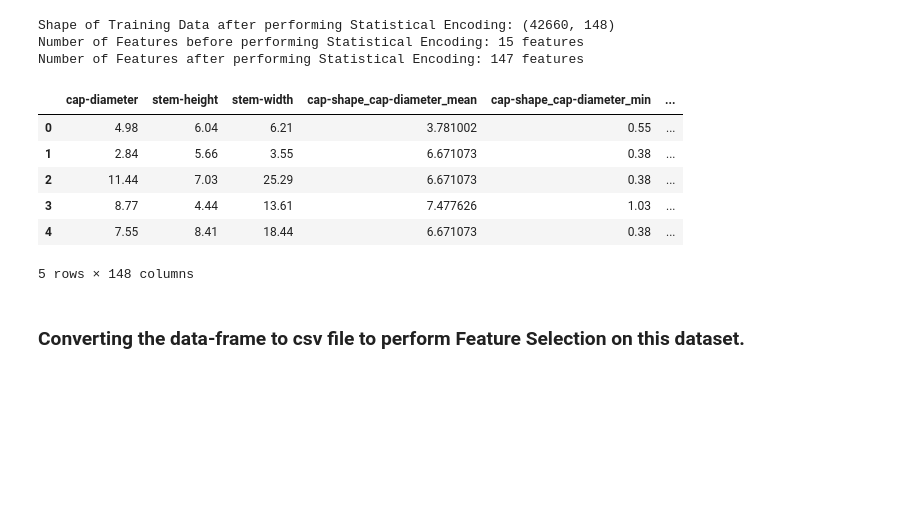
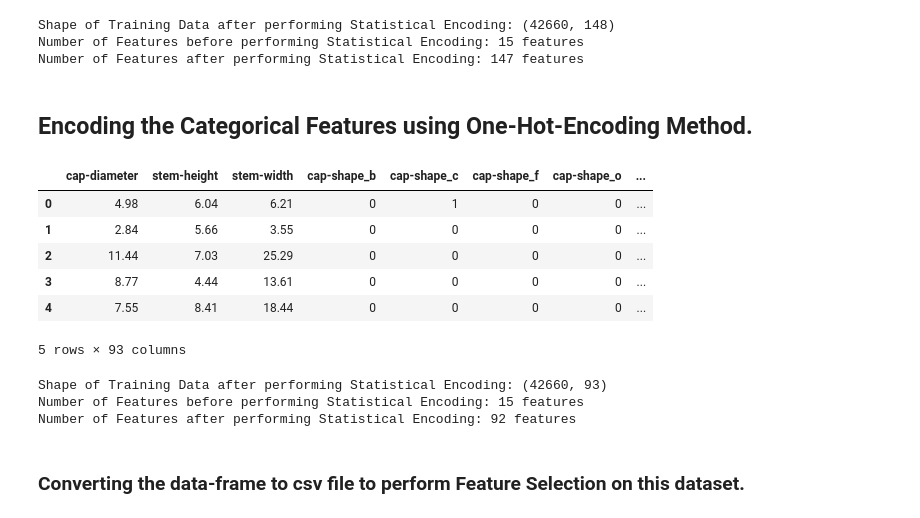
Before and after one commit to SudeshKumarSK/MushroomClassification, a Jupyter notebook: FeatureEngineering.ipynb, the cells around one changed output. Saved outputs shown, nothing was run; the diff lists cells and outputs as text; code cells hidden in the pictures; blank space fills up the shorter version.

Commit message:
Added OneHot Encoding

```diff
--- a/FeatureEngineering.ipynb
+++ b/FeatureEngineering.ipynb
@@ -344,16 +354,33 @@ print(f"Number of Features after performing Statistical Encoding: {enc_train_dat
 Shape of Training Data after performing Statistical Encoding: (42660, 148)
 Number of Features before performing Statistical Encoding: 15 features
 Number of Features after performing Statistical Encoding: 147 features
+# %% [markdown]
+## Encoding the Categorical Features using One-Hot-Encoding Method.
+# %%
+train_data_onehot_enc = OneHotEncoding(dataFrame=train_data, categoricalFeatures=categoricalFeatures, numericalFeatures=numericalFeatures)
+
+# Update X_train_enc and y_train_enc with enc_train_data
+# Updating X_train and y_train.
+X_train_enc = train_data_onehot_enc.drop('class', axis=1)  # Select all the features except labels,
+y_train_enc = train_data_onehot_enc['class']  # Select only the 'class' column.
 # %%
-enc_train_data.head()
+train_data_onehot_enc.head()
 # %% [output]
-|  | cap-diameter | stem-height | stem-width | cap-shape_cap-diameter_mean | cap-shape_cap-diameter_min | ... |
-| 0 | 4.98 | 6.04 | 6.21 | 3.781002 | 0.55 | ... |
-| 1 | 2.84 | 5.66 | 3.55 | 6.671073 | 0.38 | ... |
-| 2 | 11.44 | 7.03 | 25.29 | 6.671073 | 0.38 | ... |
-| 3 | 8.77 | 4.44 | 13.61 | 7.477626 | 1.03 | ... |
-| 4 | 7.55 | 8.41 | 18.44 | 6.671073 | 0.38 | ... |
+|  | cap-diameter | stem-height | stem-width | cap-shape_b | cap-shape_c | cap-shape_f | cap-shape_o | ... |
+| 0 | 4.98 | 6.04 | 6.21 | 0 | 1 | 0 | 0 | ... |
+| 1 | 2.84 | 5.66 | 3.55 | 0 | 0 | 0 | 0 | ... |
+| 2 | 11.44 | 7.03 | 25.29 | 0 | 0 | 0 | 0 | ... |
+| 3 | 8.77 | 4.44 | 13.61 | 0 | 0 | 0 | 0 | ... |
+| 4 | 7.55 | 8.41 | 18.44 | 0 | 0 | 0 | 0 | ... |
-5 rows × 148 columns
+5 rows × 93 columns
+# %%
+print(f"Shape of Training Data after performing Statistical Encoding: {train_data_onehot_enc.shape}")
+print(f"Number of Features before performing Statistical Encoding: {train_data.shape[1] - 1} features")
+print(f"Number of Features after performing Statistical Encoding: {train_data_onehot_enc.shape[1] - 1} features")
+# %% [output]
+Shape of Training Data after performing Statistical Encoding: (42660, 93)
+Number of Features before performing Statistical Encoding: 15 features
+Number of Features after performing Statistical Encoding: 92 features
 # %% [markdown]
 ### Converting the data-frame to csv file to perform Feature Selection on this dataset.
 # %%
```
Also changed, not shown: parts of 5 cells of this notebook.
